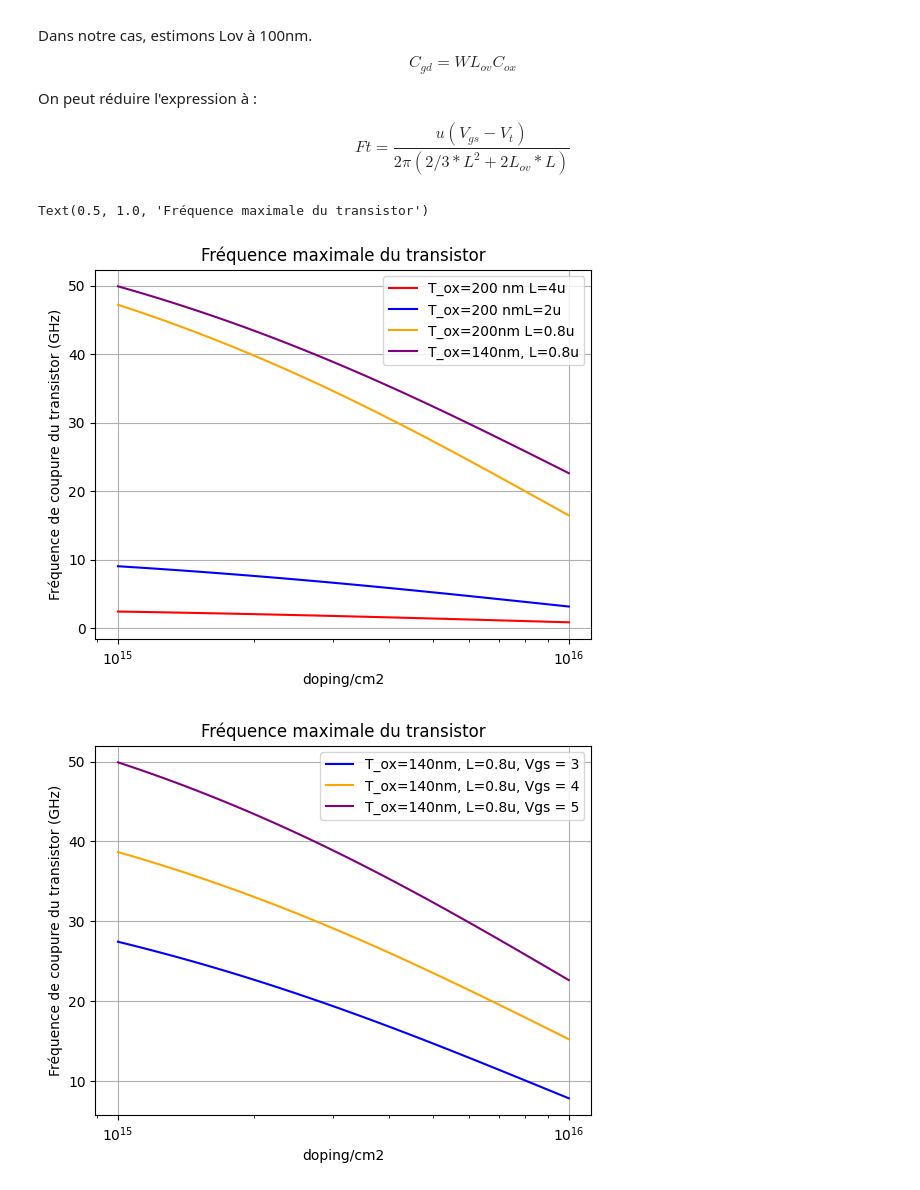
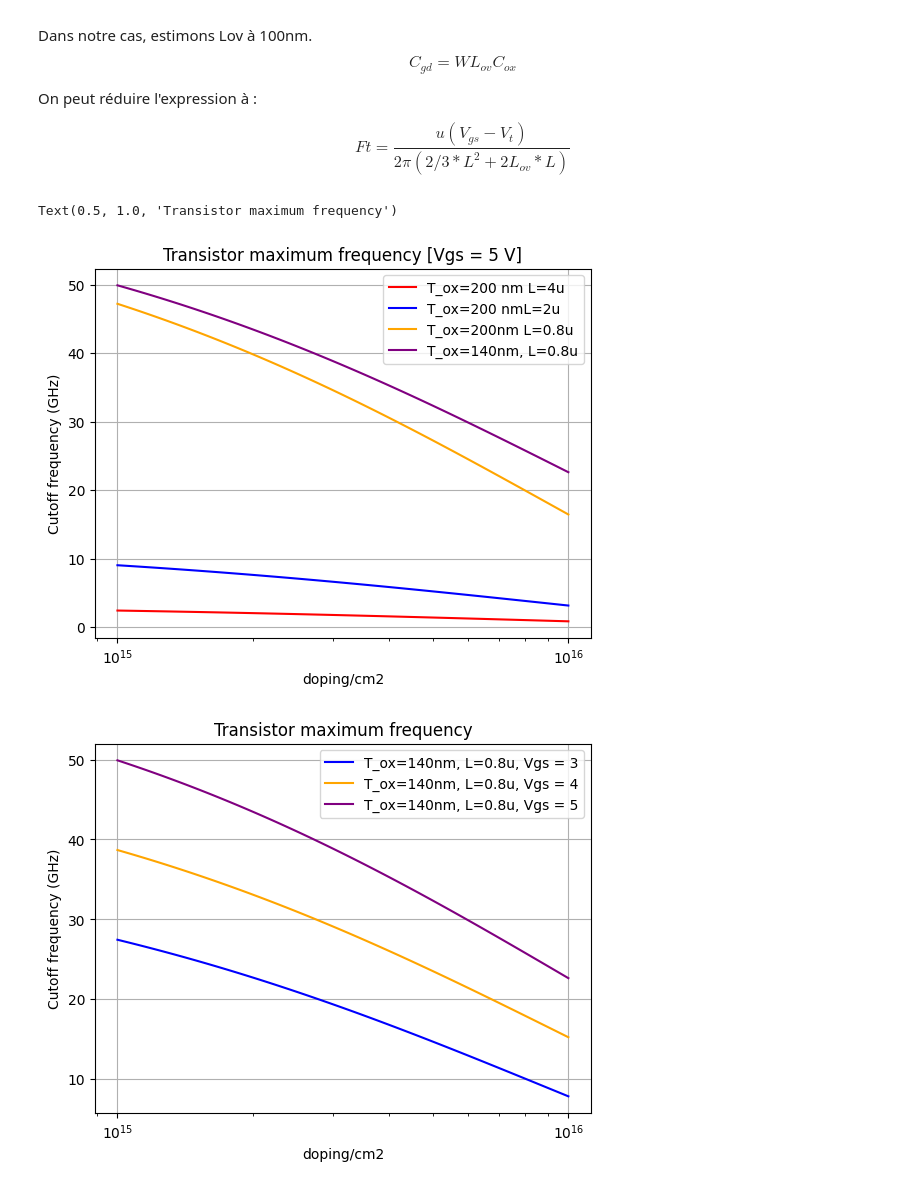
Before and after one commit to pars97/TransistorModel, a Jupyter notebook: TransistorModel_AMF.ipynb, the cells around one changed output. Cells and saved outputs as stored; diff of their text form; code cells hidden in the pictures.

```diff
--- a/TransistorModel_AMF.ipynb
+++ b/TransistorModel_AMF.ipynb
@@ -594,37 +594,37 @@ plt.plot(doping_channel, Ft0814/1e9, color='purple',linestyle =  '-', label='T_o
 
 plt.grid()
 plt.xlabel('doping/cm2')
-plt.ylabel('Fréquence de coupure du transistor (GHz)')
+plt.ylabel('Cutoff frequency (GHz)')
 plt.xscale('log')
 #plt.yscale('log')
 #plt.axvline(x=doping_channel[closest_index], ymin=0, ymax=10, color='g', linestyle=':', linewidth=2)
 #plt.axhline(y=1.8, color='g', linestyle=':', linewidth=2, label = 'pmos Vt paper (1.8 V)')
 plt.legend(loc='best')
-plt.title('Fréquence maximale du transistor')
+plt.title('Transistor maximum frequency [Vgs = 5 V]')
 
 
 Vgs=4
 Ftv4 = u*(Vgs-Vt)/(2*cte.pi*(2/3*L**2+2*Lov*L))
 
 Vgs = 3
 
 Ftv3 = u*(Vgs-Vt)/(2*cte.pi*(2/3*L**2+2*Lov*L))
 
 f1 = plt.figure()
 plt.plot(doping_channel, Ftv3/1e9, 'b-', label='T_ox=140nm, L=0.8u, Vgs = 3')
 plt.plot(doping_channel, Ftv4/1e9,color='orange',linestyle =  '-', label='T_ox=140nm, L=0.8u, Vgs = 4')
 plt.plot(doping_channel, Ft0814/1e9, color='purple',linestyle =  '-', label='T_ox=140nm, L=0.8u, Vgs = 5')
 
 plt.grid()
 plt.xlabel('doping/cm2')
-plt.ylabel('Fréquence de coupure du transistor (GHz)')
+plt.ylabel('Cutoff frequency (GHz)')
 plt.xscale('log')
 #plt.yscale('log')
 #plt.axvline(x=doping_channel[closest_index], ymin=0, ymax=10, color='g', linestyle=':', linewidth=2)
 #plt.axhline(y=1.8, color='g', linestyle=':', linewidth=2, label = 'pmos Vt paper (1.8 V)')
 plt.legend(loc='best')
-plt.title('Fréquence maximale du transistor')
+plt.title('Transistor maximum frequency')
 # %% [output]
-Text(0.5, 1.0, 'Fréquence maximale du transistor')
+Text(0.5, 1.0, 'Transistor maximum frequency')
-[figure, old version]
+[figure, new version]
-[figure, old version]
+[figure, new version]
```
Also changed, not shown: parts of 1 cell of this notebook.
